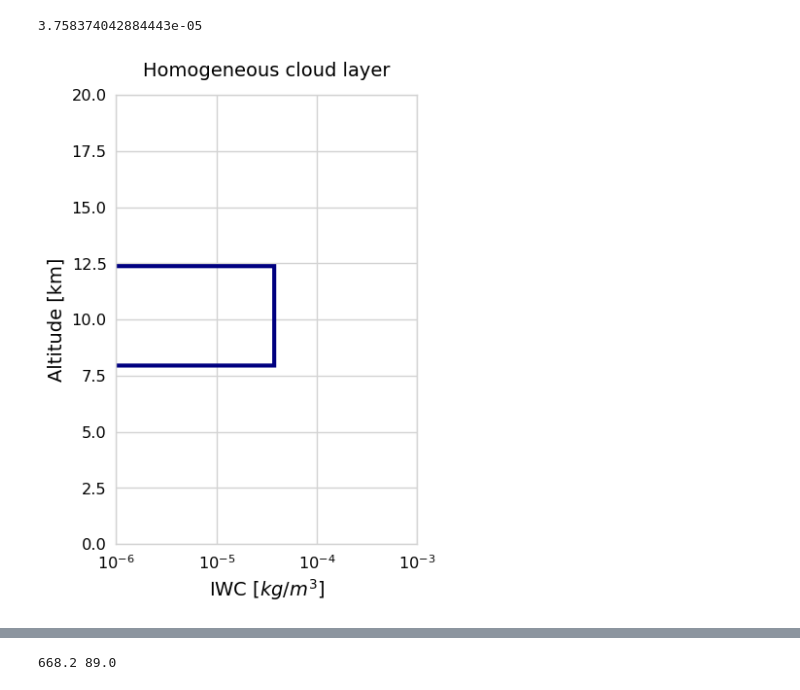
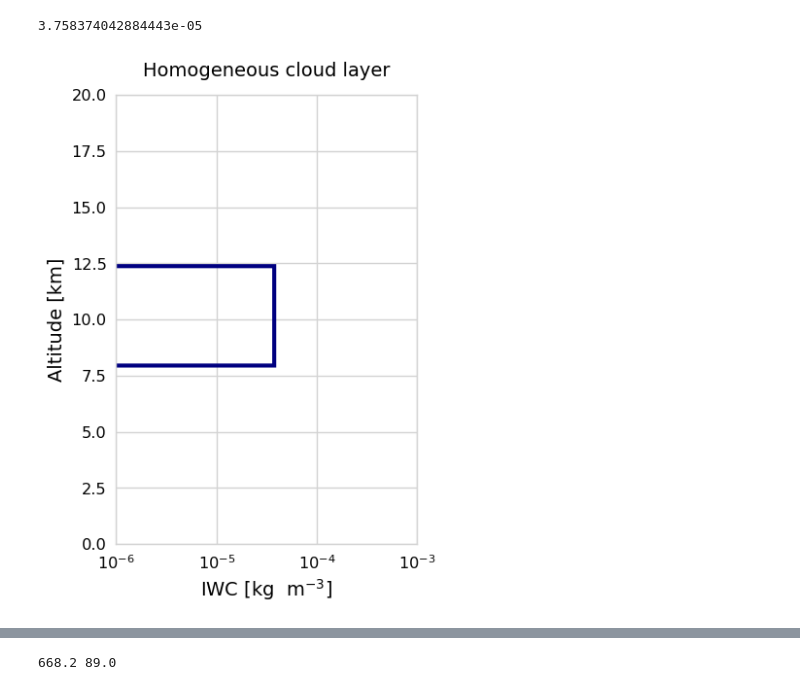
Before and after one commit to simonpf/mcrf, a Jupyter notebook: notebooks/liras/simple_cloud.ipynb, the cells around one changed output, grey strips where cells are left out. Saved outputs shown, nothing was run; the diff lists cells and outputs as text; code cells hidden in the pictures.

```diff
--- a/notebooks/liras/simple_cloud.ipynb
+++ b/notebooks/liras/simple_cloud.ipynb
@@ -82,16 +82,16 @@ homogeneous_cloud.ranges[0][21]
 # %%
 from mcrf.utils.setup_notebook import *
 md = homogeneous_cloud.get_ice_mass_density(21, 21)
 z = data_provider.get_altitude() / 1e3
 
 f, ax = plt.subplots(1, 1, figsize = (4, 6))
 ax.plot(md, z, c = "navy", lw = 3)
 ax.set_xscale("log")
 ax.set_xlim([1e-6, 1e-3])
 ax.set_title("Homogeneous cloud layer")
-ax.set_xlabel("IWC [$kg / m^3$]")
+ax.set_xlabel("IWC [kg  m$^{-3}$]")
 ax.set_ylabel("Altitude [km]")
 ax.set_ylim([0, 20])
 f.savefig("../../plots/simple_cloud.pdf", bbox_inches = "tight")
 # %% [output]
-[figure, old version]
+[figure, new version]
```
Also changed, not shown: parts of 5 cells of this notebook, 19 other files.
